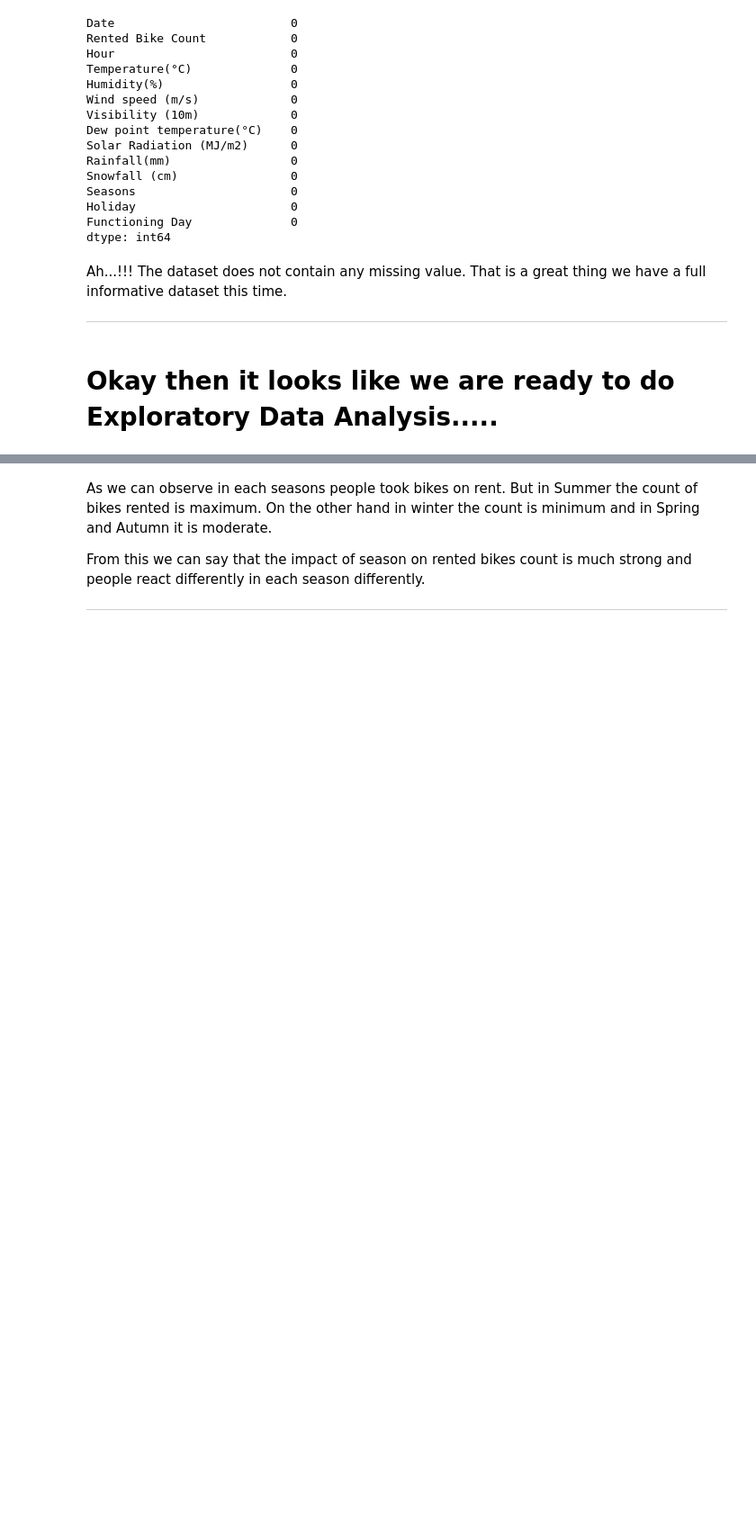
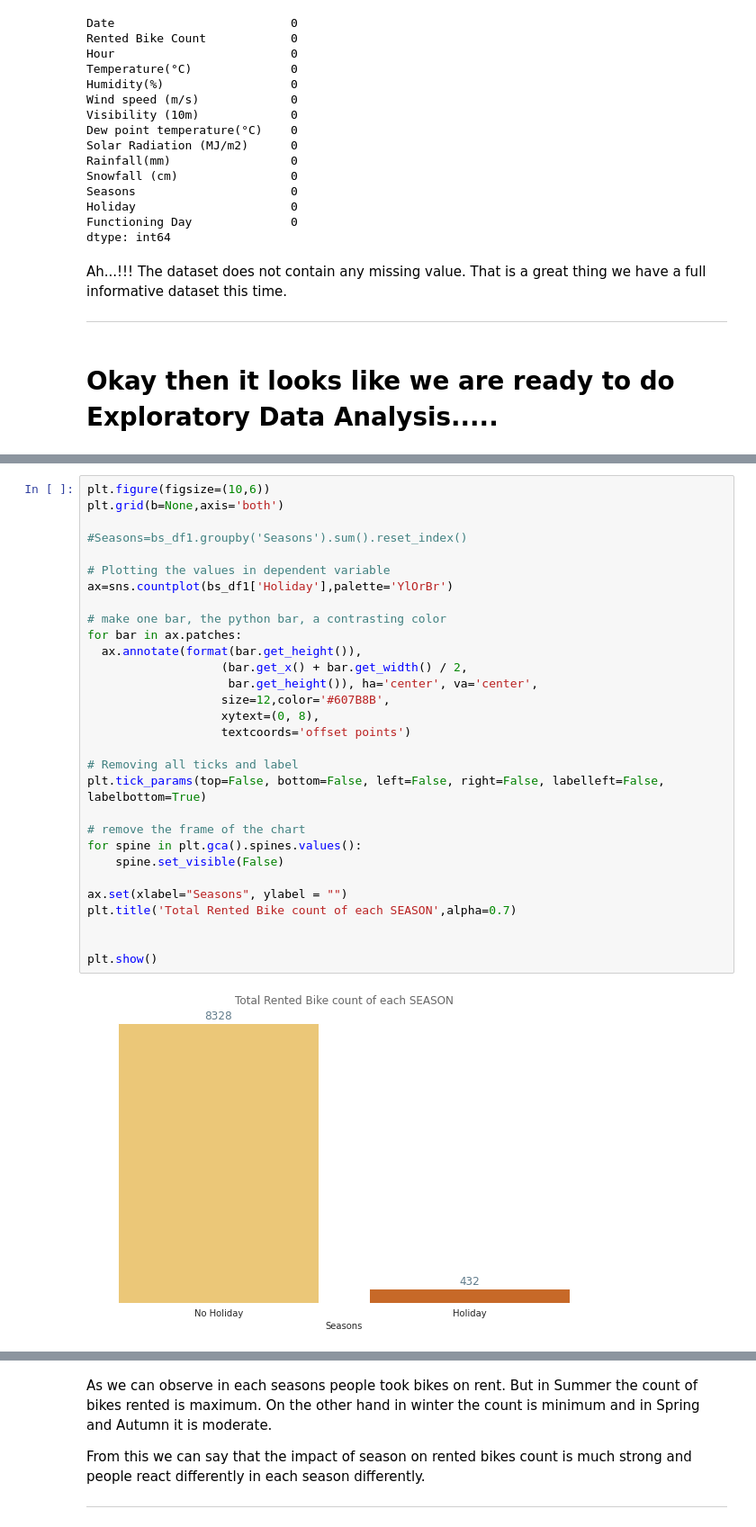
Before and after one commit to anisbagwan/Bike-sharing-demand-prediction, a Jupyter notebook: Bike_Sharing_Demand_Prediction_Anis_Bagwan.ipynb, the cells around one changed output, grey strips where cells are left out. Shown at 90% size. Cells and saved outputs as stored; diff of their text form; blank space fills up the shorter version.

```diff
--- a/Bike_Sharing_Demand_Prediction_Anis_Bagwan.ipynb
+++ b/Bike_Sharing_Demand_Prediction_Anis_Bagwan.ipynb
@@ -189,0 +217,32 @@ Lets get started with plotting the total rented bikes in each season.
+# %%
+plt.figure(figsize=(10,6))
+plt.grid(b=None,axis='both')
+
+#Seasons=bs_df1.groupby('Seasons').sum().reset_index()
+
+# Plotting the values in dependent variable
+ax=sns.countplot(bs_df1['Holiday'],palette='YlOrBr')
+
+# make one bar, the python bar, a contrasting color
+for bar in ax.patches:
+  ax.annotate(format(bar.get_height()),
+                   (bar.get_x() + bar.get_width() / 2,
+                    bar.get_height()), ha='center', va='center',
+                   size=12,color='#607B8B',
+                   xytext=(0, 8),
+                   textcoords='offset points')
+
+# Removing all ticks and label
+plt.tick_params(top=False, bottom=False, left=False, right=False, labelleft=False, labelbottom=True)
+
+# remove the frame of the chart
+for spine in plt.gca().spines.values():
+    spine.set_visible(False)
+
+ax.set(xlabel="Seasons", ylabel = "")
+plt.title('Total Rented Bike count of each SEASON',alpha=0.7)
+
+
+plt.show()
+# %% [output]
+[figure, added]
```
Also changed, not shown: parts of 37 cells of this notebook.
